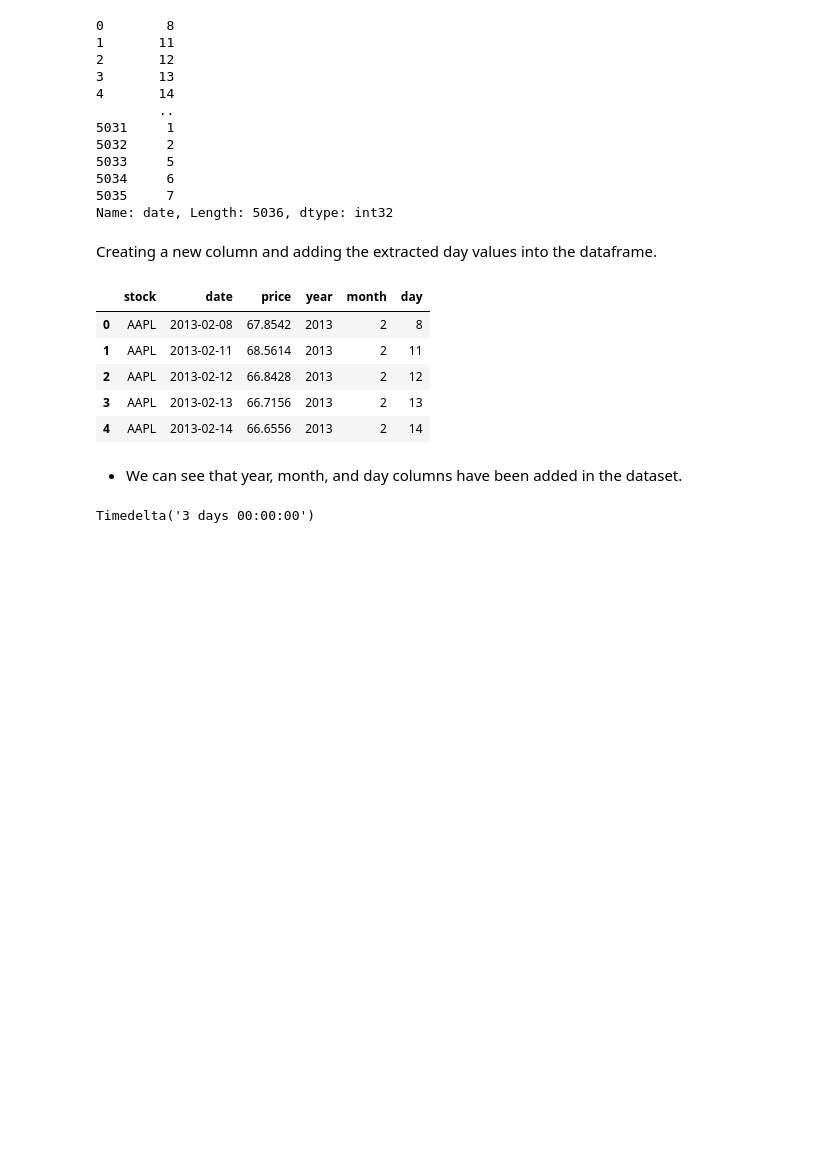
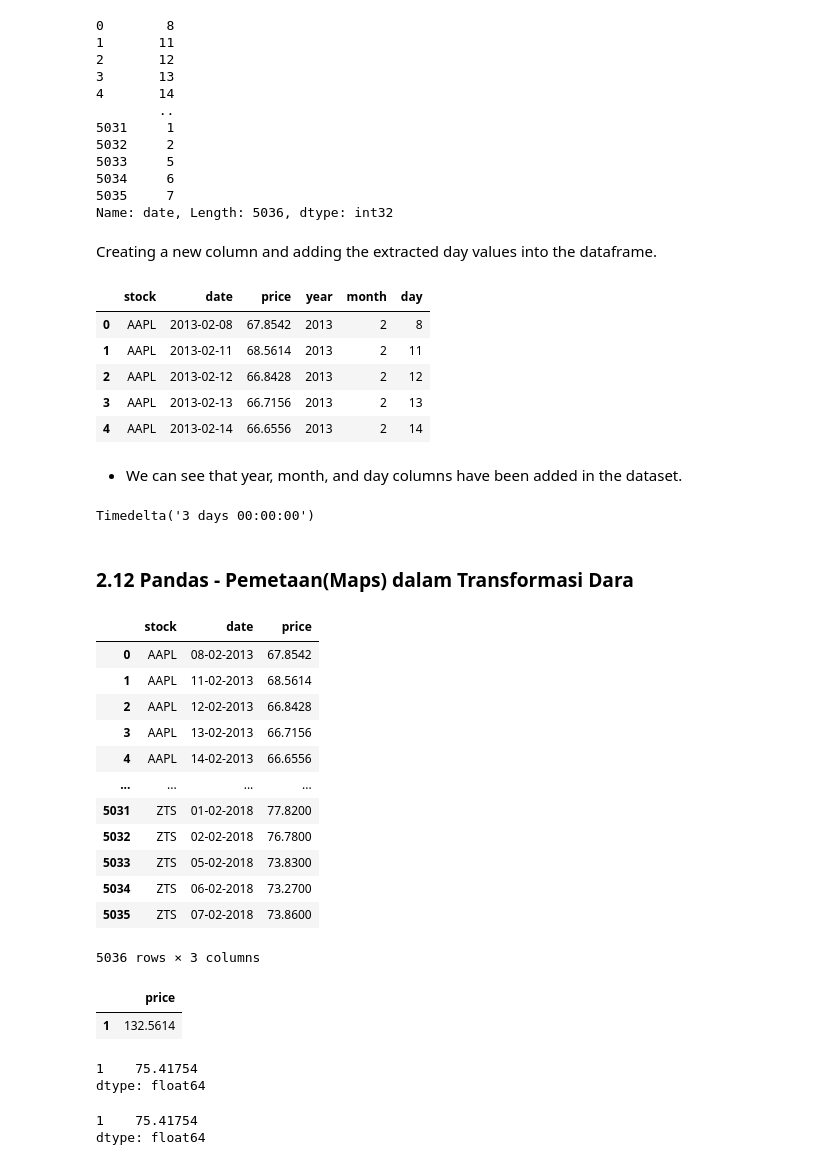
Before and after one commit to yudisuryawan7/Learn-Data-Science-Phyton, a Jupyter notebook: Pandas_for_Data_Science_Pandas.ipynb, the cells around one changed output. Drawn from its saved outputs; the diff is of its cells as text; code cells hidden in the pictures; blank space fills up the shorter version.

```diff
--- a/Pandas_for_Data_Science_Pandas.ipynb
+++ b/Pandas_for_Data_Science_Pandas.ipynb
@@ -1242,3 +1323,47 @@ data.head()
 data['date'][1]-data['date'][0]
 # %% [output]
 Timedelta('3 days 00:00:00')
+# %% [markdown]
+### 2.12 Pandas - Pemetaan(Maps) dalam Transformasi Dara
+# %%
+data
+# %% [output]
+|  | stock | date | price |
+| 0 | AAPL | 08-02-2013 | 67.8542 |
+| 1 | AAPL | 11-02-2013 | 68.5614 |
+| 2 | AAPL | 12-02-2013 | 66.8428 |
+| 3 | AAPL | 13-02-2013 | 66.7156 |
+| 4 | AAPL | 14-02-2013 | 66.6556 |
+| ... | ... | ... | ... |
+| 5031 | ZTS | 01-02-2018 | 77.8200 |
+| 5032 | ZTS | 02-02-2018 | 76.7800 |
+| 5033 | ZTS | 05-02-2018 | 73.8300 |
+| 5034 | ZTS | 06-02-2018 | 73.2700 |
+| 5035 | ZTS | 07-02-2018 | 73.8600 |
+5036 rows × 3 columns
+# %%
+# .map() -> digunakan untuk transformasi data hanya pada satu kolom atau series
+data_map = data.loc[[1], ['price']].map(lambda x: (x + 32) + 32)
+data_map
+# %% [output]
+|  | price |
+| 1 | 132.5614 |
+# %%
+# .apply() -> bisa untuk Series dan DataFrame
+# tidak bisa pakai Dictionary
+# axis = 1 -> Row-Wise/Operasi per Baris
+
+data_apply_inline = data.loc[[1]].apply(lambda row: row["price"] * 1.10, axis=1)
+data_apply_inline
+# %% [output]
+1    75.41754
+dtype: float64
+# %%
+def naik_10_persen(row):
+  return row["price"] * 1.10
+
+data_apply = data.loc[[1]].apply(naik_10_persen, axis=1)
+data_apply
+# %% [output]
+1    75.41754
+dtype: float64
```
Also changed, not shown: parts of 16 cells of this notebook.
